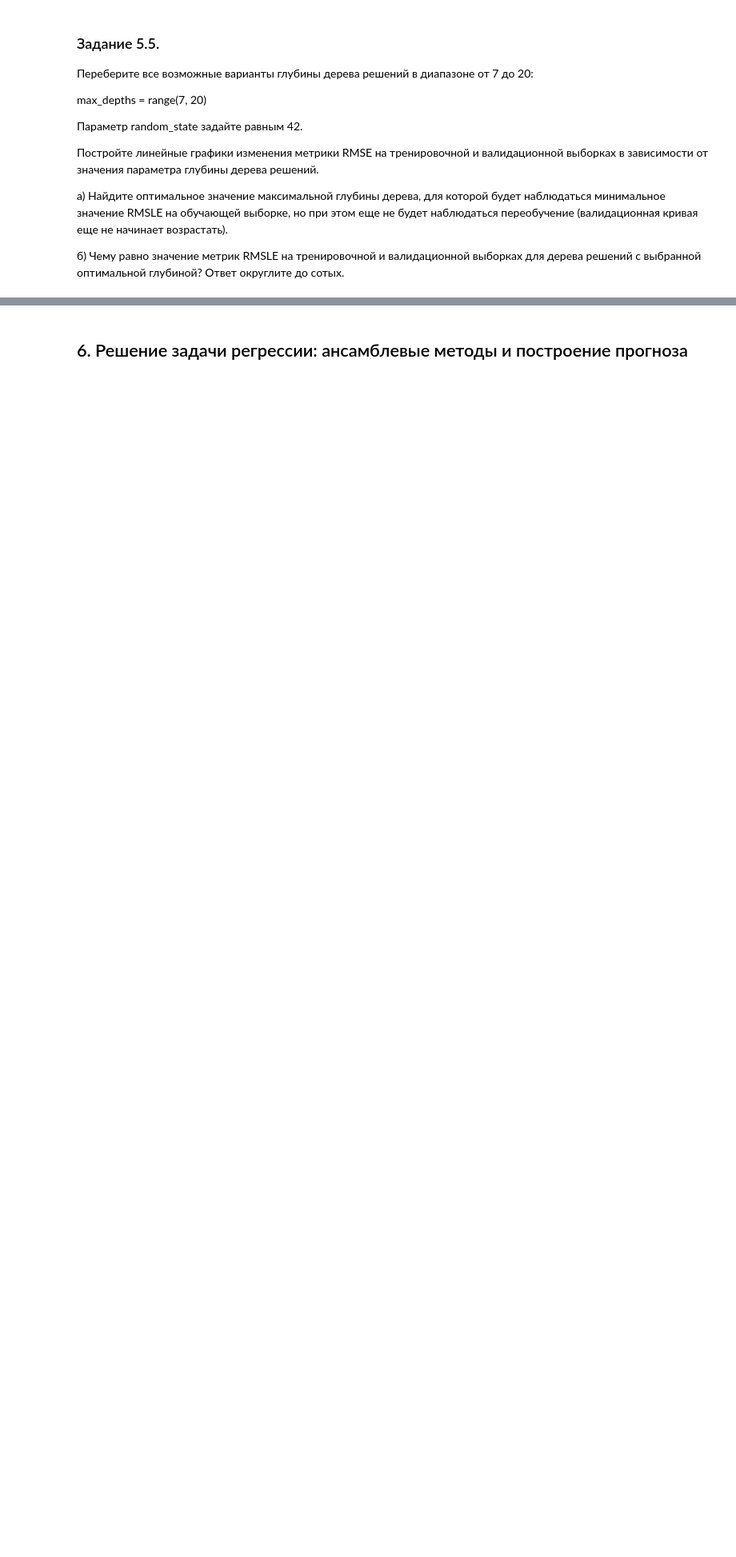
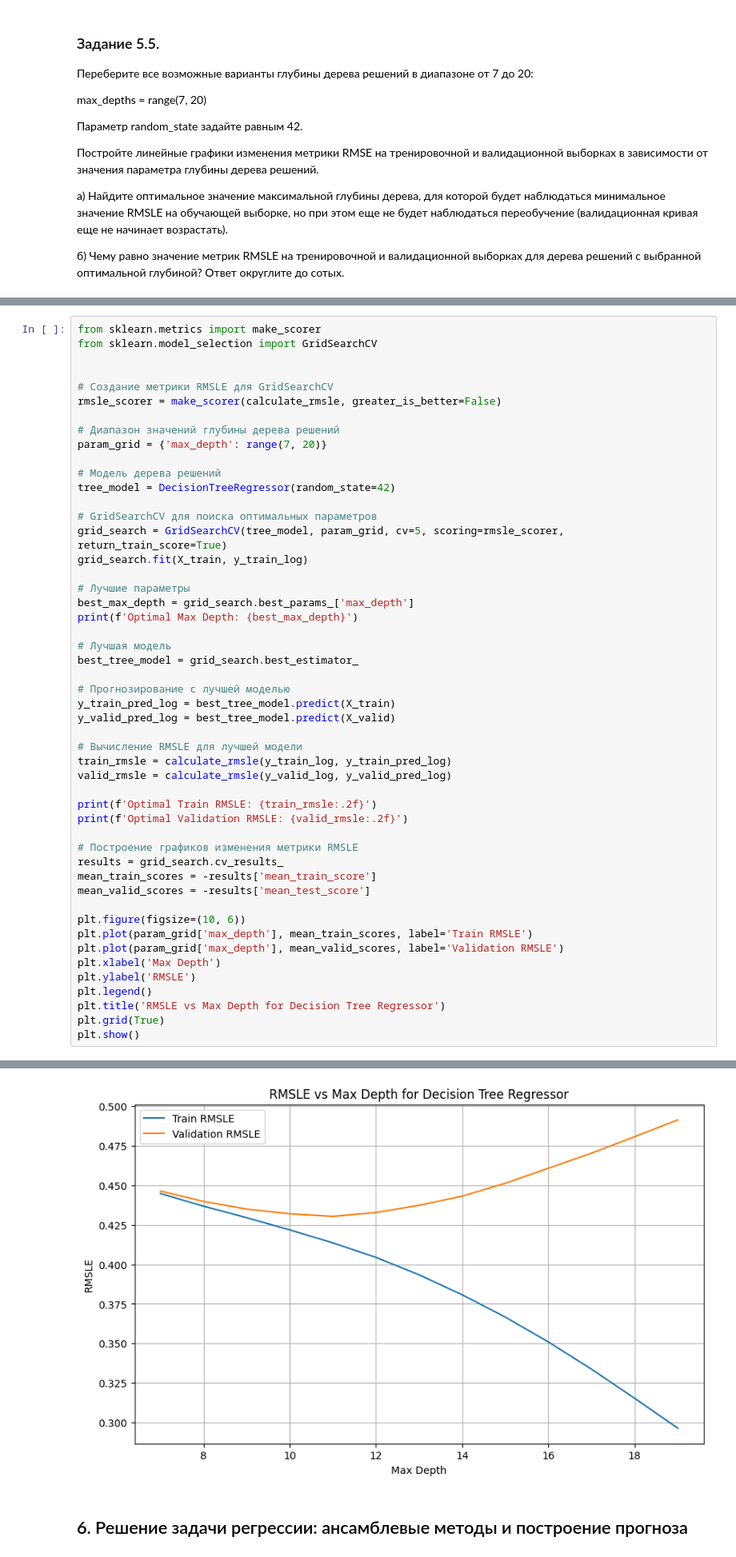
Before and after one commit to johnneon/PP_Team28_Taxi_Trip_Duration, a Jupyter notebook: PP_Team28.ipynb, the cells around one changed output, grey strips where cells are left out. Shown at 80% size. Drawn from its saved outputs; the diff is of its cells as text; blank space fills up the shorter version.

```diff
--- a/PP_Team28.ipynb
+++ b/PP_Team28.ipynb
@@ -1310,0 +1397,51 @@ optuna / hyperopt
+# %%
+from sklearn.metrics import make_scorer
+from sklearn.model_selection import GridSearchCV
+
+
+# Создание метрики RMSLE для GridSearchCV
+rmsle_scorer = make_scorer(сalculate_rmsle, greater_is_better=False)
+
+# Диапазон значений глубины дерева решений
+param_grid = {'max_depth': range(7, 20)}
+
+# Модель дерева решений
+tree_model = DecisionTreeRegressor(random_state=42)
+
+# GridSearchCV для поиска оптимальных параметров
+grid_search = GridSearchCV(tree_model, param_grid, cv=5, scoring=rmsle_scorer, return_train_score=True)
+grid_search.fit(X_train, y_train_log)
+
+# Лучшие параметры
+best_max_depth = grid_search.best_params_['max_depth']
+print(f'Optimal Max Depth: {best_max_depth}')
+
+# Лучшая модель
+best_tree_model = grid_search.best_estimator_
+
+# Прогнозирование с лучшей моделью
+y_train_pred_log = best_tree_model.predict(X_train)
+y_valid_pred_log = best_tree_model.predict(X_valid)
+
+# Вычисление RMSLE для лучшей модели
+train_rmsle = сalculate_rmsle(y_train_log, y_train_pred_log)
+valid_rmsle = сalculate_rmsle(y_valid_log, y_valid_pred_log)
+
+print(f'Optimal Train RMSLE: {train_rmsle:.2f}')
+print(f'Optimal Validation RMSLE: {valid_rmsle:.2f}')
+
+# Построение графиков изменения метрики RMSLE
+results = grid_search.cv_results_
+mean_train_scores = -results['mean_train_score']
+mean_valid_scores = -results['mean_test_score']
+
+plt.figure(figsize=(10, 6))
+plt.plot(param_grid['max_depth'], mean_train_scores, label='Train RMSLE')
+plt.plot(param_grid['max_depth'], mean_valid_scores, label='Validation RMSLE')
+plt.xlabel('Max Depth')
+plt.ylabel('RMSLE')
+plt.legend()
+plt.title('RMSLE vs Max Depth for Decision Tree Regressor')
+plt.grid(True)
+plt.show()
+# %% [output]
@@ -1311,3 +1451,4 @@ optuna / hyperopt
+[figure, added]
 # %% [markdown]
 ## 6. Решение задачи регрессии: ансамблевые методы и построение прогноза
 # %% [markdown]
```
Also changed, not shown: parts of 21 cells of this notebook.
